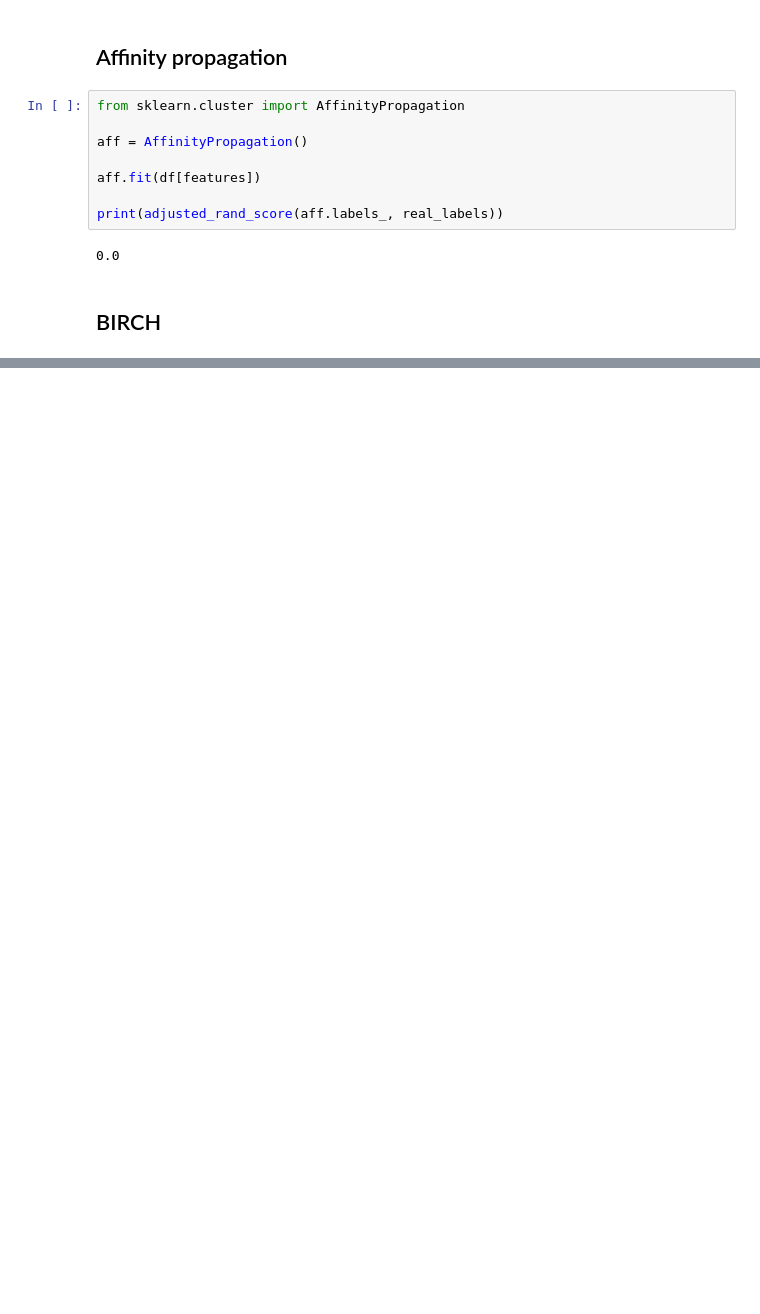
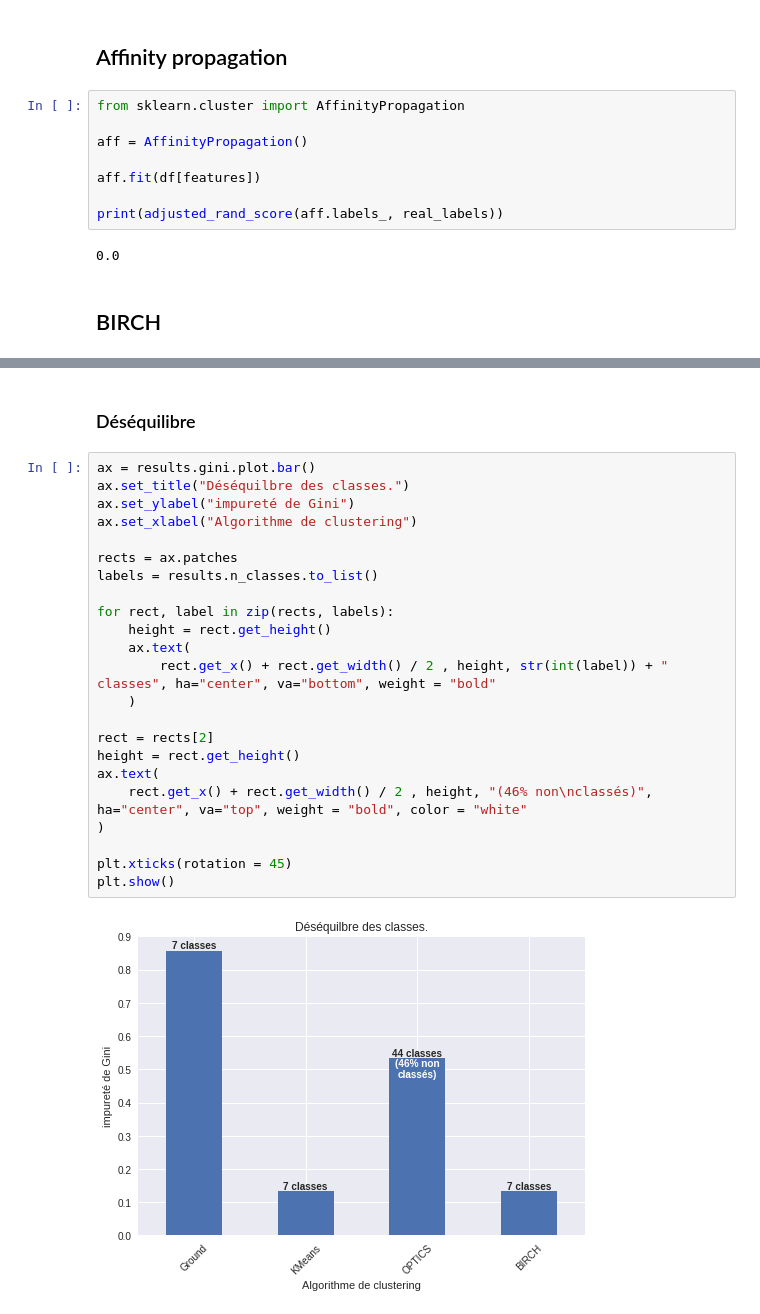
Before and after one commit to rubalravinder/cas_etude_volcano, a Jupyter notebook: unsupervised.ipynb, the cells around one changed output, grey strips where cells are left out. Cells and saved outputs as stored; diff of their text form; blank space fills up the shorter version.

```diff
--- a/unsupervised.ipynb
+++ b/unsupervised.ipynb
@@ -168,0 +256,27 @@ Counter({3: 651, 0: 10, 1: 12, 6: 5, 5: 8, 2: 11, 4: 3})
+# %% [markdown]
+### Déséquilibre
+# %%
+ax = results.gini.plot.bar()
+ax.set_title("Déséquilbre des classes.")
+ax.set_ylabel("impureté de Gini")
+ax.set_xlabel("Algorithme de clustering")
+
+rects = ax.patches
+labels = results.n_classes.to_list()
+
+for rect, label in zip(rects, labels):
+    height = rect.get_height()
+    ax.text(
+        rect.get_x() + rect.get_width() / 2 , height, str(int(label)) + " classes", ha="center", va="bottom", weight = "bold"
+    )
+
+rect = rects[2]
+height = rect.get_height()
+ax.text(
+    rect.get_x() + rect.get_width() / 2 , height, "(46% non\nclassés)", ha="center", va="top", weight = "bold", color = "white"
+)
+
+plt.xticks(rotation = 45)
+plt.show()
+# %% [output]
+[figure, added]
```
Also changed, not shown: parts of 36 cells of this notebook, 4 other files.
